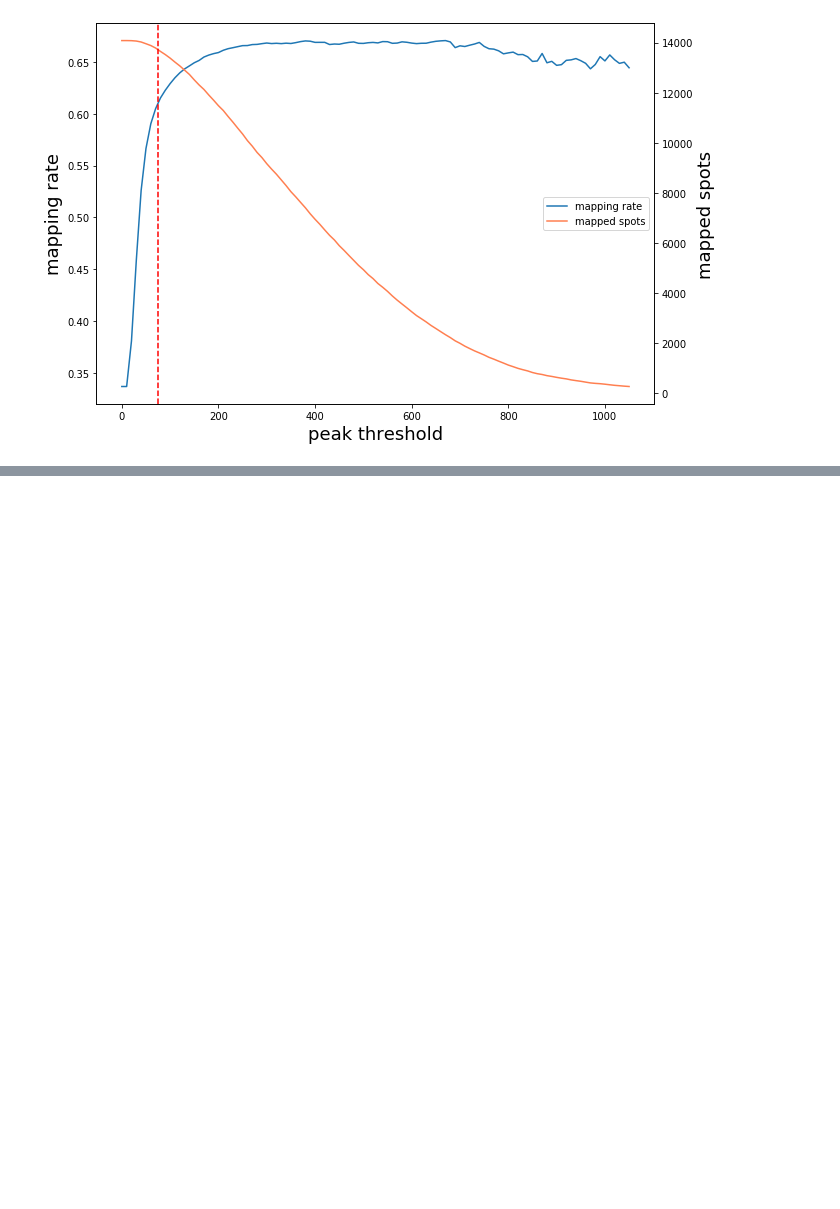
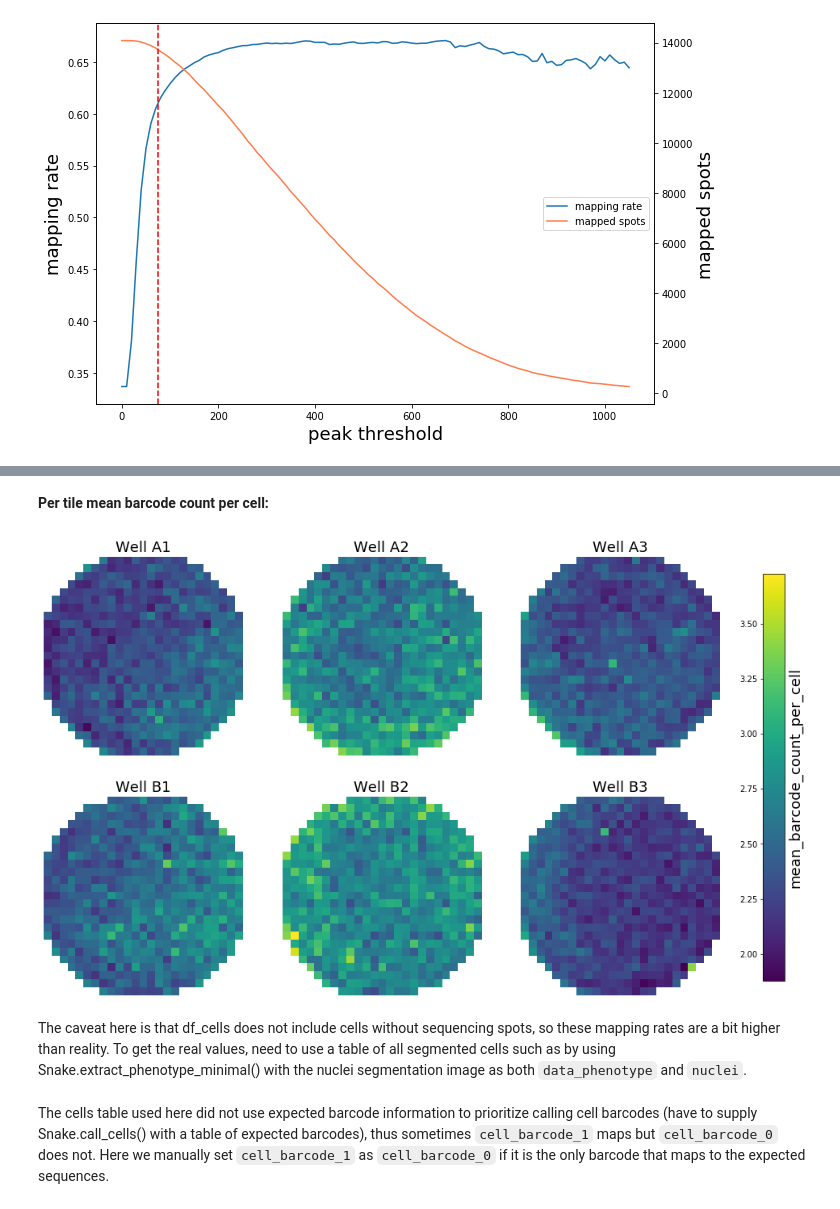
Before and after one commit to feldman4/OpticalPooledScreens, a Jupyter notebook: example_image_analysis.ipynb, the cells around one changed output, grey strips where cells are left out. Drawn from its saved outputs; the diff is of its cells as text; code cells hidden in the pictures; blank space fills up the shorter version.

```diff
--- a/example_image_analysis.ipynb
+++ b/example_image_analysis.ipynb
@@ -261,0 +352,19 @@ plt.axvline(x=75,color='red',linestyle='--')
+# %% [markdown]
+**Per tile mean barcode count per cell:**
+# %%
+axes = ops.qc.plot_plate_heatmap((df_cells
+                                  .groupby(['well','tile'])
+                                  ['barcode_count']
+                                  .mean()
+                                  .rename('mean_barcode_count_per_cell')
+                                  .reset_index()
+                                  ),
+                                 metric='mean_barcode_count_per_cell',
+                                 shape='square', snake_sites=False)
+# plt.savefig('qc_mean_cell_barcode_count.pdf',dpi=300,bbox_inches='tight')
+# %% [output]
+[figure, added]
+# %% [markdown]
+The caveat here is that df_cells does not include cells without sequencing spots, so these mapping rates are a bit higher than reality. To get the real values, need to use a table of all segmented cells such as by using Snake.extract_phenotype_minimal() with the nuclei segmentation image as both `data_phenotype` and `nuclei`.
+# %% [markdown]
+The cells table used here did not use expected barcode information to prioritize calling cell barcodes (have to supply Snake.call_cells() with a table of expected barcodes), thus sometimes `cell_barcode_1` maps but `cell_barcode_0` does not. Here we manually set `cell_barcode_1` as `cell_barcode_0` if it is the only barcode that maps to the expected sequences.
```
Also changed, not shown: parts of 44 cells of this notebook, 6 other files.
